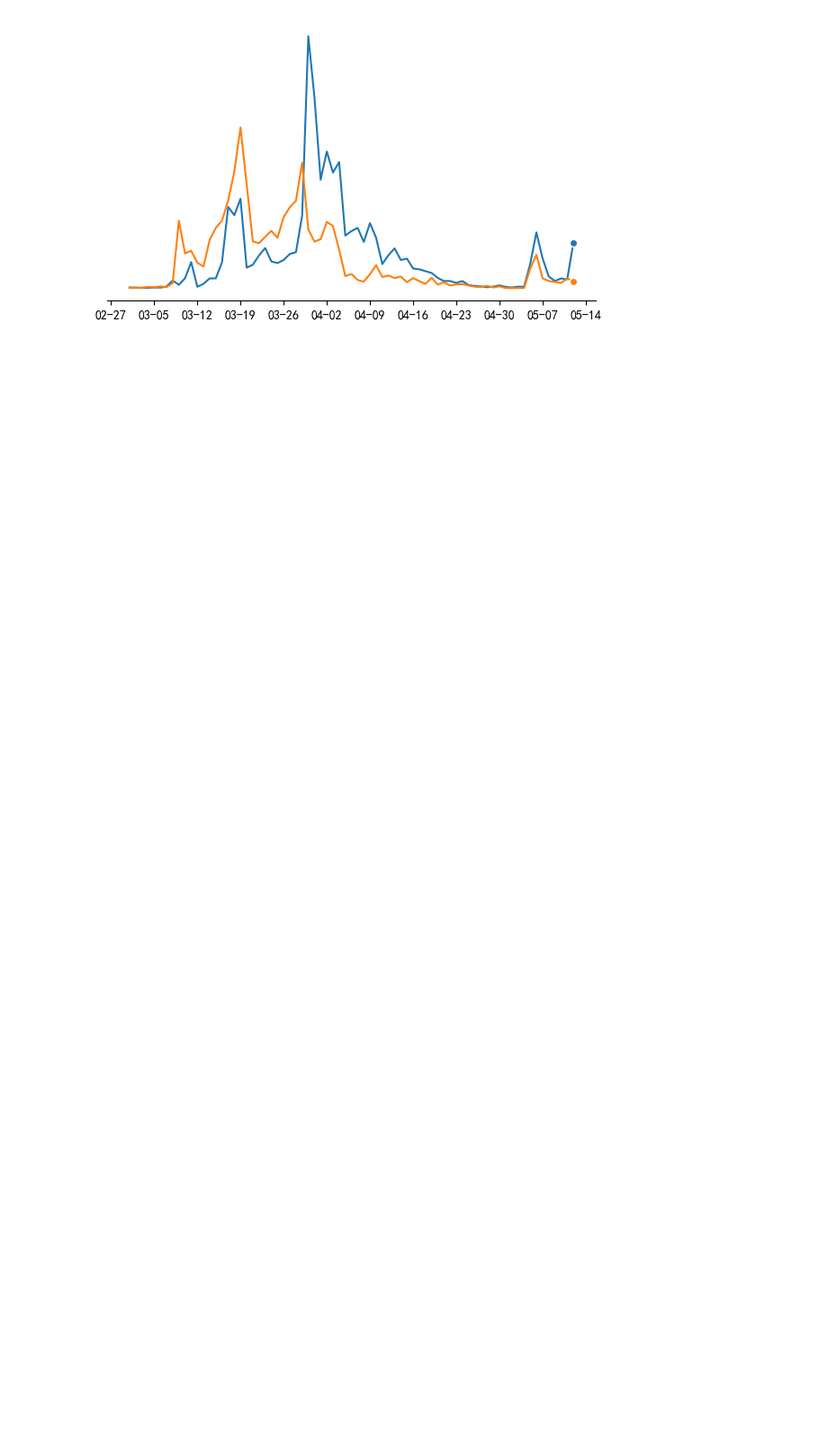
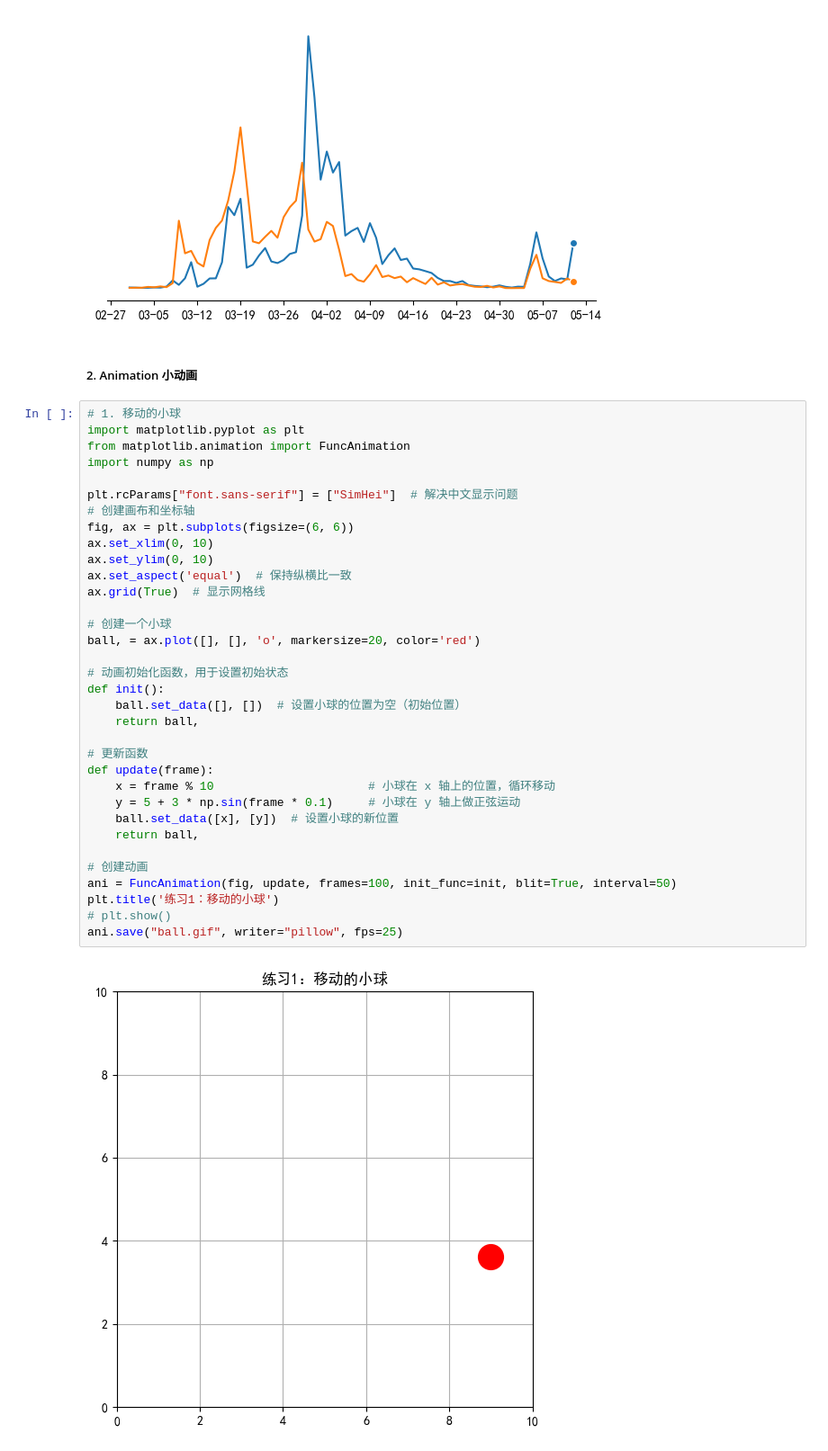
Before and after one commit to MercuryHaipeng/Python-Visualization-Tutorial, a Jupyter notebook: Chapter 6/6-2.ipynb, the cells around one changed output. Shown at 90% size. Drawn from its saved outputs; the diff is of its cells as text; blank space fills up the shorter version.

```diff
--- a/Chapter 6/6-2.ipynb
+++ b/Chapter 6/6-2.ipynb
@@ -64,3 +65,41 @@ plt.show()
 ani.save('myline.gif',writer='pillow',fps=100)
 # %% [output]
 [figure]
+# %% [markdown]
+##### 2. Animation 小动画
+# %%
+# 1. 移动的小球
+import matplotlib.pyplot as plt
+from matplotlib.animation import FuncAnimation
+import numpy as np
+
+plt.rcParams["font.sans-serif"] = ["SimHei"]  # 解决中文显示问题
+# 创建画布和坐标轴
+fig, ax = plt.subplots(figsize=(6, 6))
+ax.set_xlim(0, 10)
+ax.set_ylim(0, 10)
+ax.set_aspect('equal')  # 保持纵横比一致
+ax.grid(True)  # 显示网格线
+
+# 创建一个小球
+ball, = ax.plot([], [], 'o', markersize=20, color='red')
+
+# 动画初始化函数，用于设置初始状态
+def init():
+    ball.set_data([], [])  # 设置小球的位置为空（初始位置）
+    return ball,
+
+# 更新函数
+def update(frame):
+    x = frame % 10                      # 小球在 x 轴上的位置，循环移动
+    y = 5 + 3 * np.sin(frame * 0.1)     # 小球在 y 轴上做正弦运动
+    ball.set_data([x], [y])  # 设置小球的新位置
+    return ball,
+
+# 创建动画
+ani = FuncAnimation(fig, update, frames=100, init_func=init, blit=True, interval=50)
+plt.title('练习1：移动的小球')
+# plt.show()
+ani.save("ball.gif", writer="pillow", fps=25)
+# %% [output]
+[figure, added]
```
Also changed, not shown: parts of 4 cells of this notebook, 5 other files.
